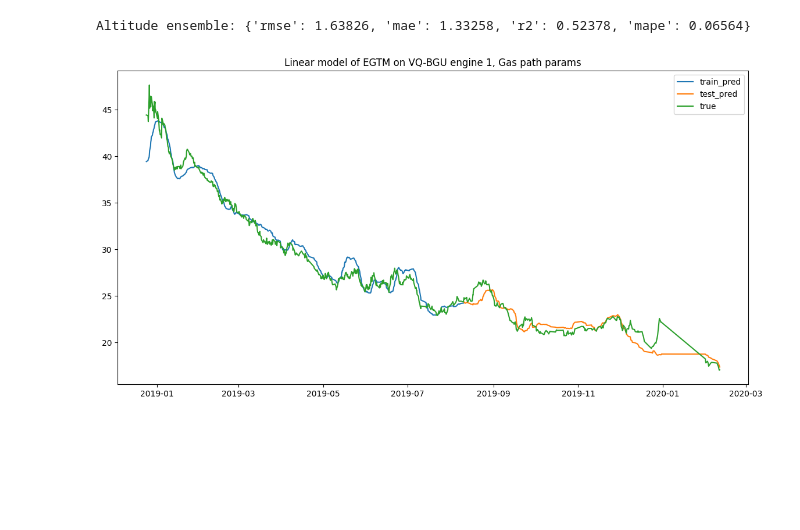
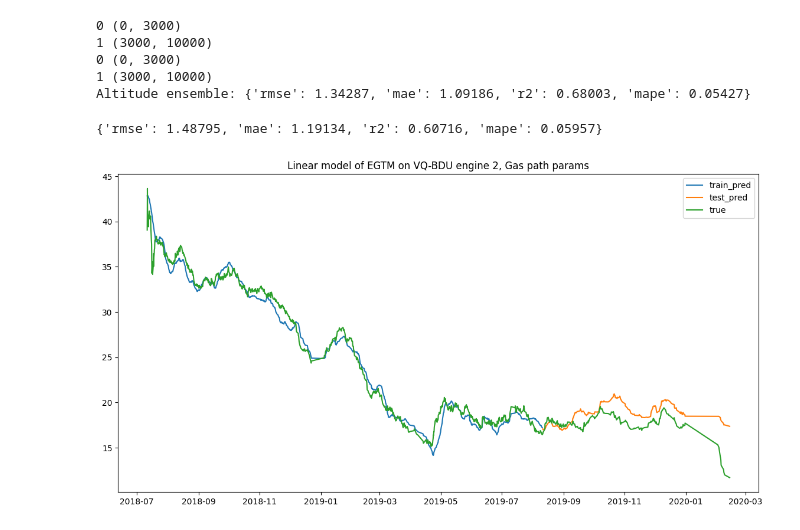
Before and after one commit to skeptlk/ecm, a Jupyter notebook: ex12_augmented.ipynb, the cells around one changed output. Drawn from its saved outputs; the diff is of its cells as text; code cells hidden in the pictures; blank space fills up the shorter version.

```diff
--- a/ex12_augmented.ipynb
+++ b/ex12_augmented.ipynb
@@ -34,5 +34,38 @@ def correct(data):
   datak['n1a_peak_k'] = data['n1a_peak'] / (theta ** alpha)
 
   return datak
+# %%
+from sklearn.linear_model import Ridge
+from training import *
+
+def predict_boolean_ensemble(models: List[Ridge], X: pd.DataFrame, field='nai'):
+  pred = pd.DataFrame(index=X.index.copy(), columns=['pred'])
+  for val in [True, False]:
+    index = (X[field] == val)
+    pred.loc[index, 'pred'] = models[val].predict(X[index])
+  return pred
+
+def filter_split_by_bool_field(X: pd.DataFrame, y: pd.DataFrame, field: str, value: bool):
+  return X[X[field] == value], y[X[field] == value]
+
+def train_boolean_ensemble_model(X, y, model = 'linreg', field = 'nai'):
+  assert len(X) == len(y)
+  train_i = int(len(X) * 75 / 100)
+  X_train, y_train = X[0:train_i], y[0:train_i]
+  X_test, y_test = X[train_i:], y[train_i:]
+
+  ensemble = dict()
+  ensemble[True] = Ridge()
+  ensemble[False] = Ridge()
+
+  for val in [True, False]:
+    X_train_f, y_train_f = filter_split_by_bool_field(X_train, y_train, field, val)
+    ensemble[val].fit(X_train_f, y_train_f)
+
+  predicted_train = predict_boolean_ensemble(ensemble, X_train, field)
+
+  predicted_test = predict_boolean_ensemble(ensemble, X_test, field)
+
+  return get_metrics(y_test, predicted_test), model, predicted_train, predicted_test, train_i, y_test
 # %%
 
@@ -70,5 +104,5 @@ def train_numeric_ensemble_model(X, y, model = 'linreg', field: str='alt', bins:
 # %%
-features_k = ['egtk', 'tat', 'oat', 'n1ak', 'n2ak', 'wai', 'nai', 'prv', 'alt', 'mn', 'ffk', 'nfk']
+features_k = ['egt_delta', 'egt_delta_smooth', 'egtk', 't2', 'n1ak', 'alt', 'nfk', 'prv']
 
 bgu = data[data['acnum'] == 'VQ-BGU']
 bdu = data[data['acnum'] == 'VQ-BDU']
@@ -78,13 +112,13 @@ dataset = build_dataset(
   y_cols,
   meta_cols,
   features_k,
-  n_back=20,
+  n_back=22,
 )
 
 X = dataset.drop(columns=(meta_cols + y_cols))
 y = dataset['egtm']
 
-metrics, model, predicted_train, predicted_test, train_i, y_test =  \
+metrics, alt_ensemble, predicted_train, predicted_test, train_i, y_test =  \
   train_numeric_ensemble_model(
     X, y, 'alt',
     bins=[[0, 3000], [3000, 10_000]]
@@ -92,8 +126,19 @@ metrics, model, predicted_train, predicted_test, train_i, y_test =  \
 
 print(f'Altitude ensemble: {metrics}')
 # %% [output]
-Altitude ensemble: {'rmse': 1.63826, 'mae': 1.33258, 'r2': 0.52378, 'mape': 0.06564}
+0 (0, 3000)
+1 (3000, 10000)
+0 (0, 3000)
+1 (3000, 10000)
+Altitude ensemble: {'rmse': 1.34287, 'mae': 1.09186, 'r2': 0.68003, 'mape': 0.05427}
+# %%
+metrics, model, predicted_train, predicted_test, train_i, y_test = \
+  train_boolean_ensemble_model(X, y, field='prv')
+# %%
+metrics
+# %% [output]
+{'rmse': 1.48795, 'mae': 1.19134, 'r2': 0.60716, 'mape': 0.05957}
 # %%
-plot_predictions(data, 'VQ-BGU', 1, train_i, predicted_test, predicted_train, is_smooth=True)
+plot_predictions(data, 'VQ-BDU', 2, train_i, predicted_test, predicted_train, is_smooth=True, alpha=0.1)
 # %% [output]
-[figure, old version]
+[figure, new version]
```
Also changed, not shown: parts of 4 cells of this notebook, 3 other files.
